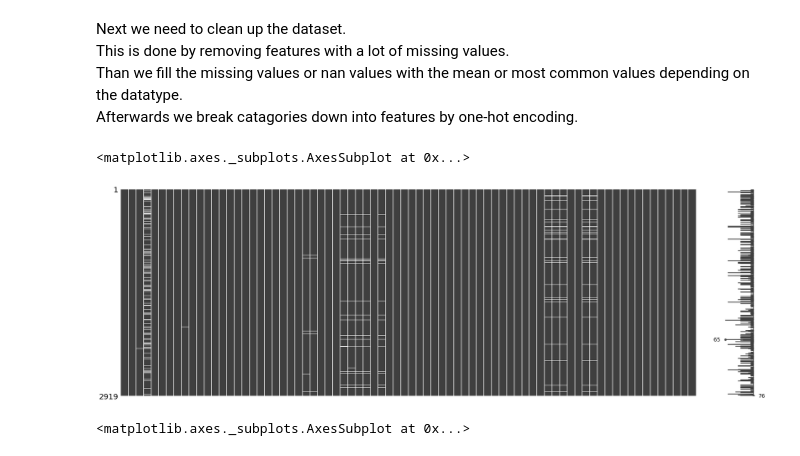
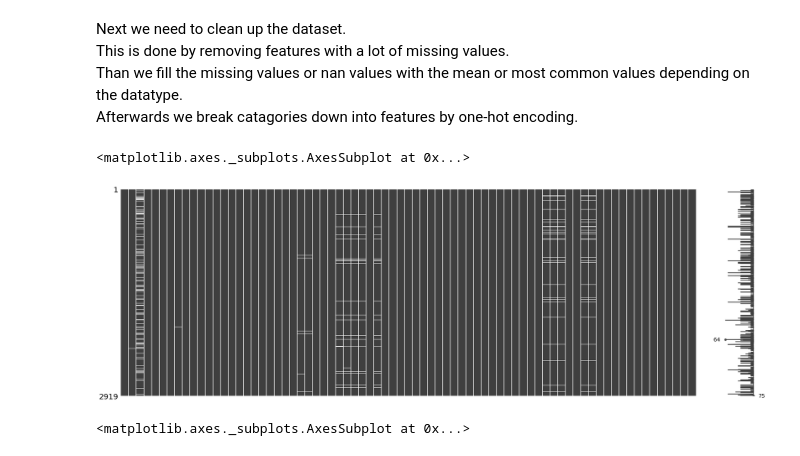
Before and after one commit to casperbh96/house-price-prediction, a Jupyter notebook: Experimental/NeuralNetwork.ipynb, the cells around one changed output. Cells and saved outputs as stored; diff of their text form; code cells hidden in the pictures.

```diff
--- a/Experimental/NeuralNetwork.ipynb
+++ b/Experimental/NeuralNetwork.ipynb
@@ -38,12 +38,12 @@ Afterwards we break catagories down into features by one-hot encoding. <br>
 # %%
 # A few features are excluded because the features are missing to many values.
 # Excluded features: Alley, FireplaceQu, PoolQC, Fence and MiscFeature.
-kaggleData = allData.drop(["Alley", "FireplaceQu", "PoolQC", "Fence", "MiscFeature"], axis=1)
+kaggleData = allData.drop(["Alley", "FireplaceQu", "PoolQC", "Fence", "MiscFeature", "Id"], axis=1)
 
 missingno.matrix(kaggleData, figsize = (30,10))
 # %% [output]
 <matplotlib.axes._subplots.AxesSubplot at 0x...>
-[figure, old version]
+[figure, new version]
 # %%
 # Defines a function to fill missing values in a given dataSet.
 def fill_missing_or_nan_values(dataSet):
```
Also changed, not shown: parts of 5 cells of this notebook.
